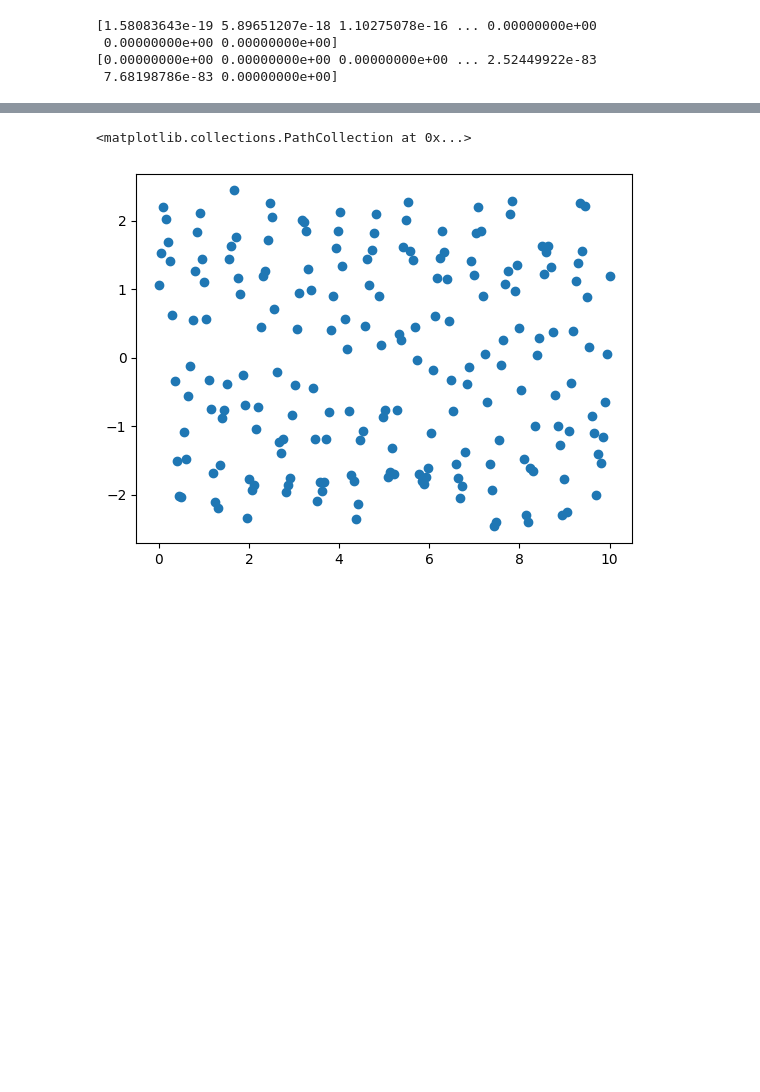
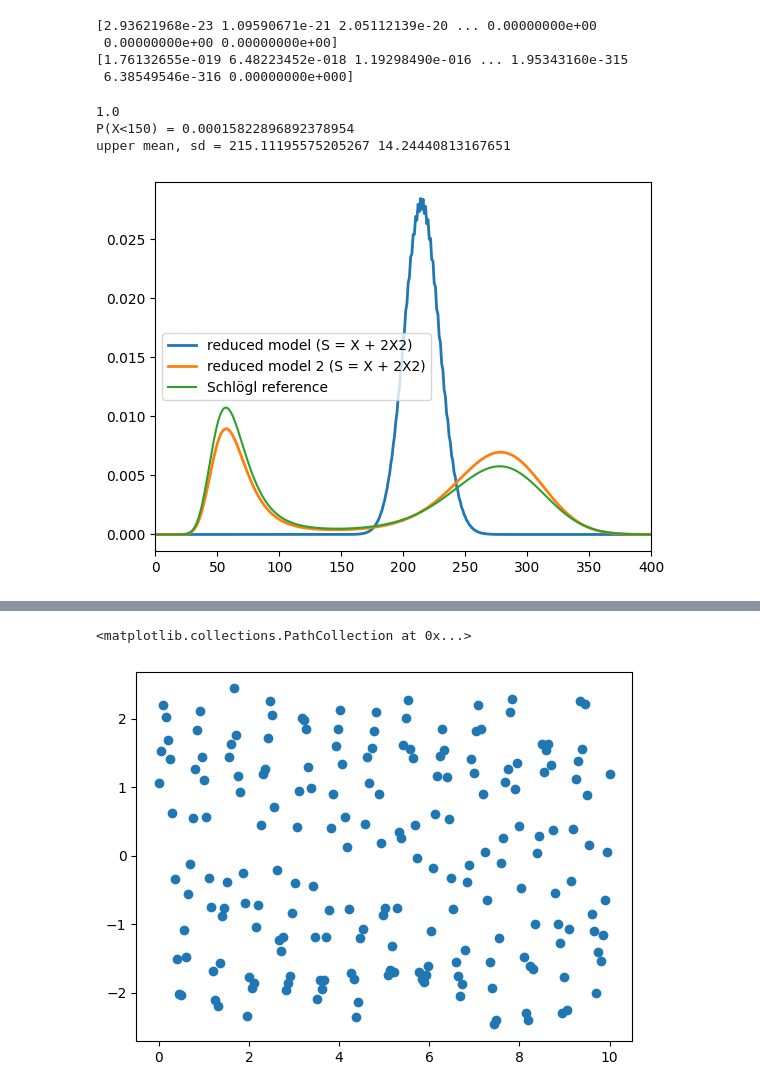
Before and after one commit to LLUVVC/bistable_model_simulation, a Jupyter notebook: notebooks/sandbox.ipynb, the cells around one changed output, grey strips where cells are left out. Drawn from its saved outputs; the diff is of its cells as text; code cells hidden in the pictures; blank space fills up the shorter version.

```diff
--- a/notebooks/sandbox.ipynb
+++ b/notebooks/sandbox.ipynb
@@ -32,5 +46,6 @@ def reduced_distribution(l, a, b, V, Smax=1400):
 # %%
-l=[37.5, 1500, 6, 1.5, 5.75, 25]
+l=[37.5, 1500, 6, 1, 5.75, 25]
+l=[150, 1500, 1.5, 1.5/6, 5.75, 25]
 px1=reduced_distribution(l, 10, 20, 8)
 # %%
 l=[1.5, 1500, 150, 25, 5.75, 25]
@@ -39,7 +54,41 @@ px2=reduced_distribution(l, 10, 20, 8)
 print(px1)
 print(px2)
 # %% [output]
-[1.58083643e-19 5.89651207e-18 1.10275078e-16 ... 0.00000000e+00
+[2.93621968e-23 1.09590671e-21 2.05112139e-20 ... 0.00000000e+00
  0.00000000e+00 0.00000000e+00]
-[0.00000000e+00 0.00000000e+00 0.00000000e+00 ... 2.52449922e-83
- 7.68198786e-83 0.00000000e+00]
+[1.76132655e-019 6.48223452e-018 1.19298490e-016 ... 1.95343160e-315
+ 6.38549546e-316 0.00000000e+000]
+# %%
+import numpy as np, matplotlib.pyplot as plt
+import sys
+import os
+import numpy as np
+import matplotlib.pyplot as plt
+from matplotlib.ticker import ScalarFormatter
+
+# 1. Connect to your project modules
+# (assuming your notebook is inside the 'notebooks/' directory)
+project_root = os.path.abspath('..')
+if project_root not in sys.path:
+    sys.path.insert(0, project_root)
+from simulation.models.analytical_curve import get_analytical_curve
+
+x = np.arange(len(px1))
+print(px1.sum())                       # should be 1.0 (normalization check)
+print("P(X<150) =", px1[:150].sum())   # weight of the lower state
+
+up = x[150:]; w = px1[150:] / px1[150:].sum()
+mu = (up * w).sum(); sd = np.sqrt(((up - mu) ** 2 * w).sum())
+print("upper mean, sd =", mu, sd)
+p_states, stat_dist = get_analytical_curve(400, [0.15, 0.025, 5.75, 25], 10, 20, 8)
+plt.plot(x, px1, lw=2, label="reduced model (S = X + 2X2)")
+plt.plot(x, px2, lw=2, label="reduced model 2 (S = X + 2X2)")
+plt.plot(p_states, stat_dist, label="Schlögl reference")   # from get_analytical_curve
+# plus your simulation histogram, same normalization (probability per unit X):
+# plt.bar(hist_bin, density_hist, width=bin_width, alpha=0.4, label="simulation")
+plt.xlim(0, 400); plt.legend(); plt.show()
+# %% [output]
+1.0
+P(X<150) = 0.00015822896892378954
+upper mean, sd = 215.11195575205267 14.24440813167651
+[figure, added]
```
Also changed, not shown: parts of 9 cells of this notebook, 8 other files.
